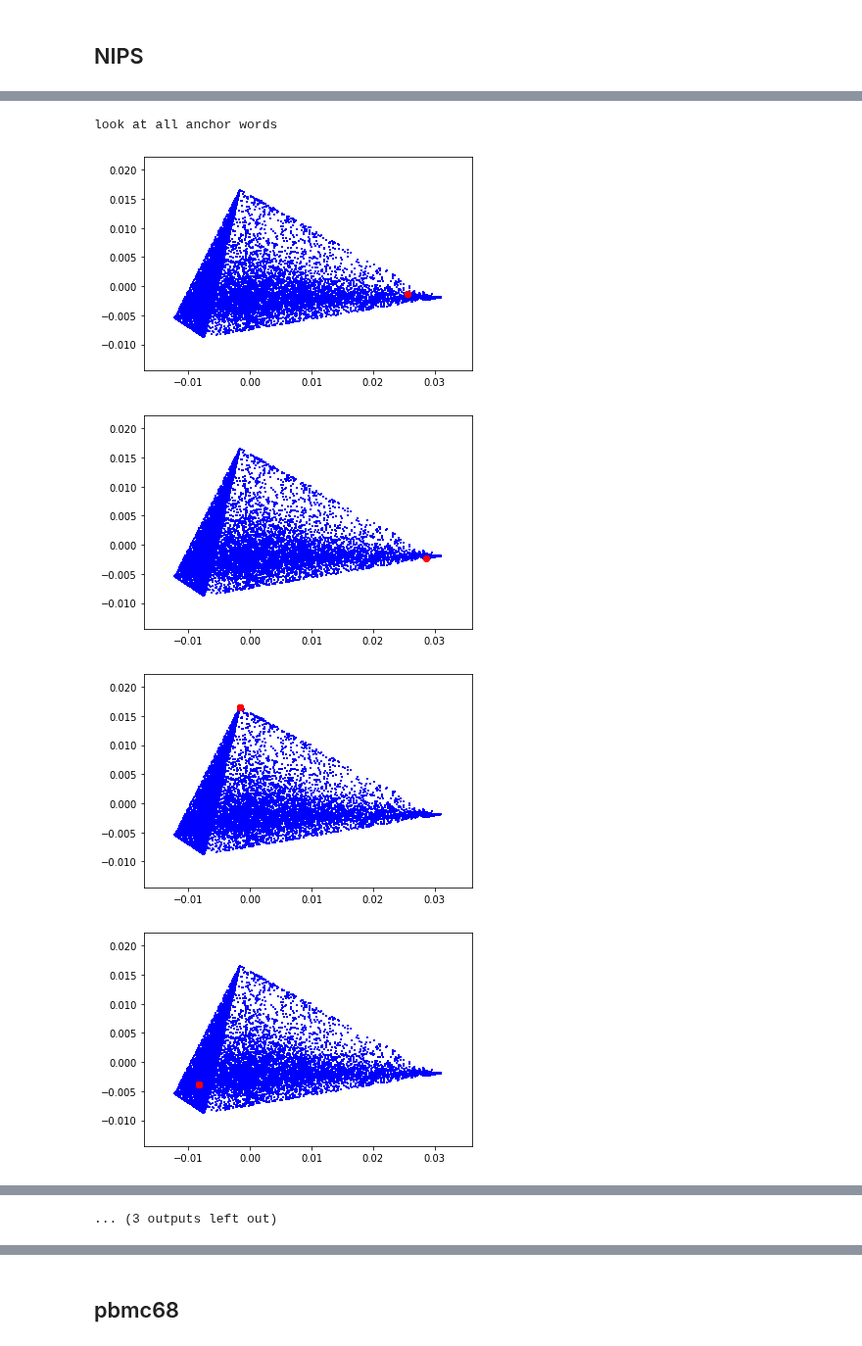
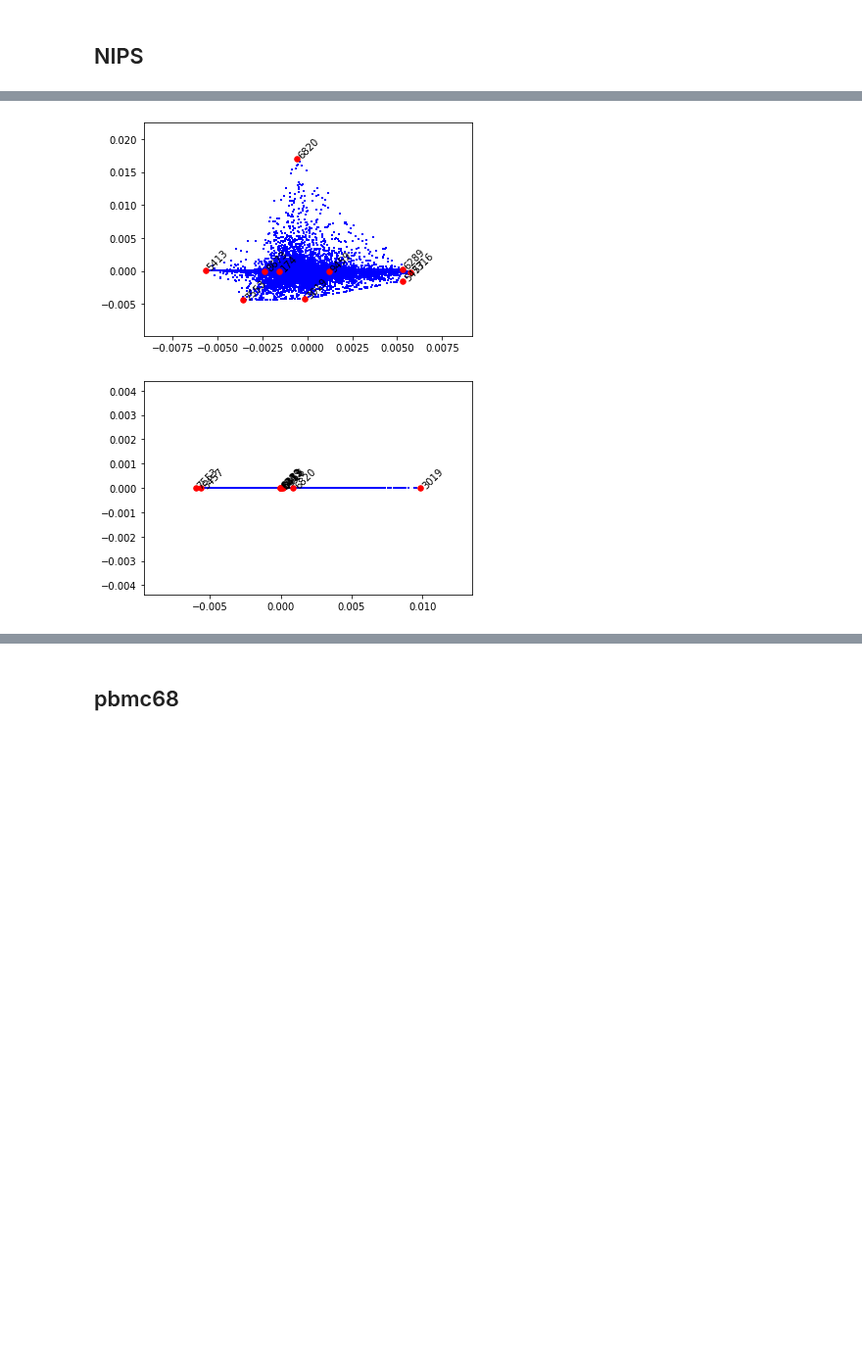
Before and after one commit to zihao12/pyJSMF-RAW, a Jupyter notebook: experiments/real_data_anchor_word.ipynb, the cells around one changed output, grey strips where cells are left out. Shown at 98% size. Cells and saved outputs as stored; diff of their text form; code cells hidden in the pictures; blank space fills up the shorter version.

Commit message:
add real data anchor word

```diff
--- a/experiments/real_data_anchor_word.ipynb
+++ b/experiments/real_data_anchor_word.ipynb
@@ -78,4 +91,0 @@ array([[ True],
-# %%
-for i in range(F.shape[1]):
-    ind = np.where(find_anchor_word_k(F, i) == True)[0].tolist()
-    vis_extremal_pca(Cbar, ind, which_dim = [0, 1], annotate=False,fontsize=0)
@@ -142,18 +147,18 @@ C = (C.T @ C) / n
 
 Cbar = C / C.sum(axis = 1)[:, None]
 
-# S0, B0, A0, _, _, _, _, _ = factorizeC(C, K=k, rectifier='no', optimizer='activeSet')
 S0, _, _ = findS(Cbar, k)
+print("F[anchor_words,:]")
 print(F[S0,:].round(6))
 
 Cbar = pca_proj(Cbar)
 vis_extremal_pca(Cbar, S0, which_dim = [0, 1], annotate=True,fontsize=10)
 vis_extremal_pca(Cbar, S0, which_dim = [2, 3], annotate=True,fontsize=10)
 
-print("look at all anchor words")
-for i in range(F.shape[1]):
-    ind = np.where(find_anchor_word_k(F, i) == True)[0].tolist()
-    vis_extremal_pca(Cbar, ind, which_dim = [0, 1], annotate=False,fontsize=0)
+# print("look at all anchor words")
+# for i in range(F.shape[1]):
+#     ind = np.where(find_anchor_word_k(F, i) == True)[0].tolist()
+#     vis_extremal_pca(Cbar, ind, which_dim = [0, 1], annotate=False,fontsize=0)
 # %% [output]
 topic 0: 641 anchor words
 topic 1: 369 anchor words
@@ -200,8 +201,8 @@ C = (C.T @ C) / n
 
 Cbar = C / C.sum(axis = 1)[:, None]
 
-# S0, B0, A0, _, _, _, _, _ = factorizeC(C, K=k, rectifier='no', optimizer='activeSet')
 S0, _, _ = findS(Cbar, k)
+print("F[anchor_words,:]")
 print(F[S0,:].round(6))
 
 Cbar = pca_proj(Cbar)
@@ -209,10 +210,10 @@ vis_extremal_pca(Cbar, S0, which_dim = [0, 1], annotate=True,fontsize=10)
 vis_extremal_pca(Cbar, S0, which_dim = [2, 3], annotate=True,fontsize=10)
 vis_extremal_pca(Cbar, S0, which_dim = [4, 5], annotate=True,fontsize=10)
 
-print("look at all anchor words")
-for i in range(F.shape[1]):
-    ind = np.where(find_anchor_word_k(F, i) == True)[0].tolist()
-    vis_extremal_pca(Cbar, ind, which_dim = [0, 1], annotate=False,fontsize=0)
+# print("look at all anchor words")
+# for i in range(F.shape[1]):
+#     ind = np.where(find_anchor_word_k(F, i) == True)[0].tolist()
+#     vis_extremal_pca(Cbar, ind, which_dim = [0, 1], annotate=False,fontsize=0)
 # %% [output]
 topic 0: 44 anchor words
 topic 1: 150 anchor words
@@ -266,19 +261,21 @@ C = (C.T @ C) / n
 
 Cbar = C / C.sum(axis = 1)[:, None]
 
-# S0, B0, A0, _, _, _, _, _ = factorizeC(C, K=k, rectifier='no', optimizer='activeSet')
 S0, _, _ = findS(Cbar, k)
-print(F[S0,:].round(6))
+print("F[anchor_words,:]")
+print(F[S0,:].round(4))
 
 Cbar = pca_proj(Cbar)
 vis_extremal_pca(Cbar, S0, which_dim = [0, 1], annotate=True,fontsize=10)
 vis_extremal_pca(Cbar, S0, which_dim = [2, 3], annotate=True,fontsize=10)
 vis_extremal_pca(Cbar, S0, which_dim = [4, 5], annotate=True,fontsize=10)
+vis_extremal_pca(Cbar, S0, which_dim = [6, 7], annotate=True,fontsize=10)
+vis_extremal_pca(Cbar, S0, which_dim = [8, 9], annotate=True,fontsize=10)
 
-print("look at all anchor words")
-for i in range(F.shape[1]):
-    ind = np.where(find_anchor_word_k(F, i) == True)[0].tolist()
-    vis_extremal_pca(Cbar, ind, which_dim = [0, 1], annotate=False,fontsize=0)
+# print("look at all anchor words")
+# for i in range(F.shape[1]):
+#     ind = np.where(find_anchor_word_k(F, i) == True)[0].tolist()
+#     vis_extremal_pca(Cbar, ind, which_dim = [0, 1], annotate=False,fontsize=0)
 # %% [output]
 topic 0: 14 anchor words
 topic 1: 5 anchor words
@@ -300,8 +297,5 @@ topic 9: 11 anchor words
 [figure]
 [figure]
 [figure]
-look at all anchor words
-[figure, old version]
+[figure, new version]
-[figure, old version]
+[figure, new version]
-[figure, removed]
-[figure, removed]
@@ -311 +301,0 @@ look at all anchor words
-... (3 outputs left out)
```
Also changed, not shown: parts of 14 cells of this notebook, 1 other file.
